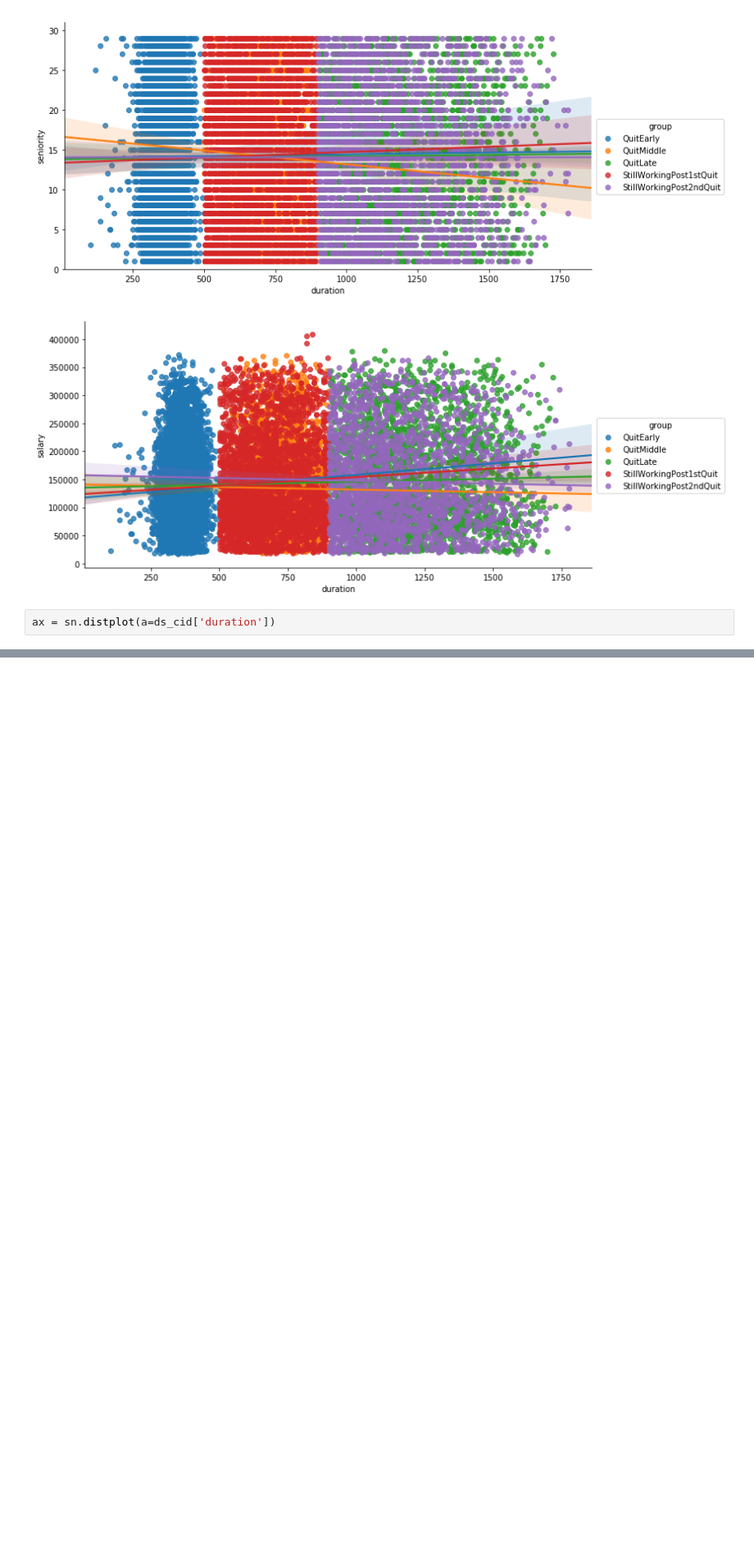
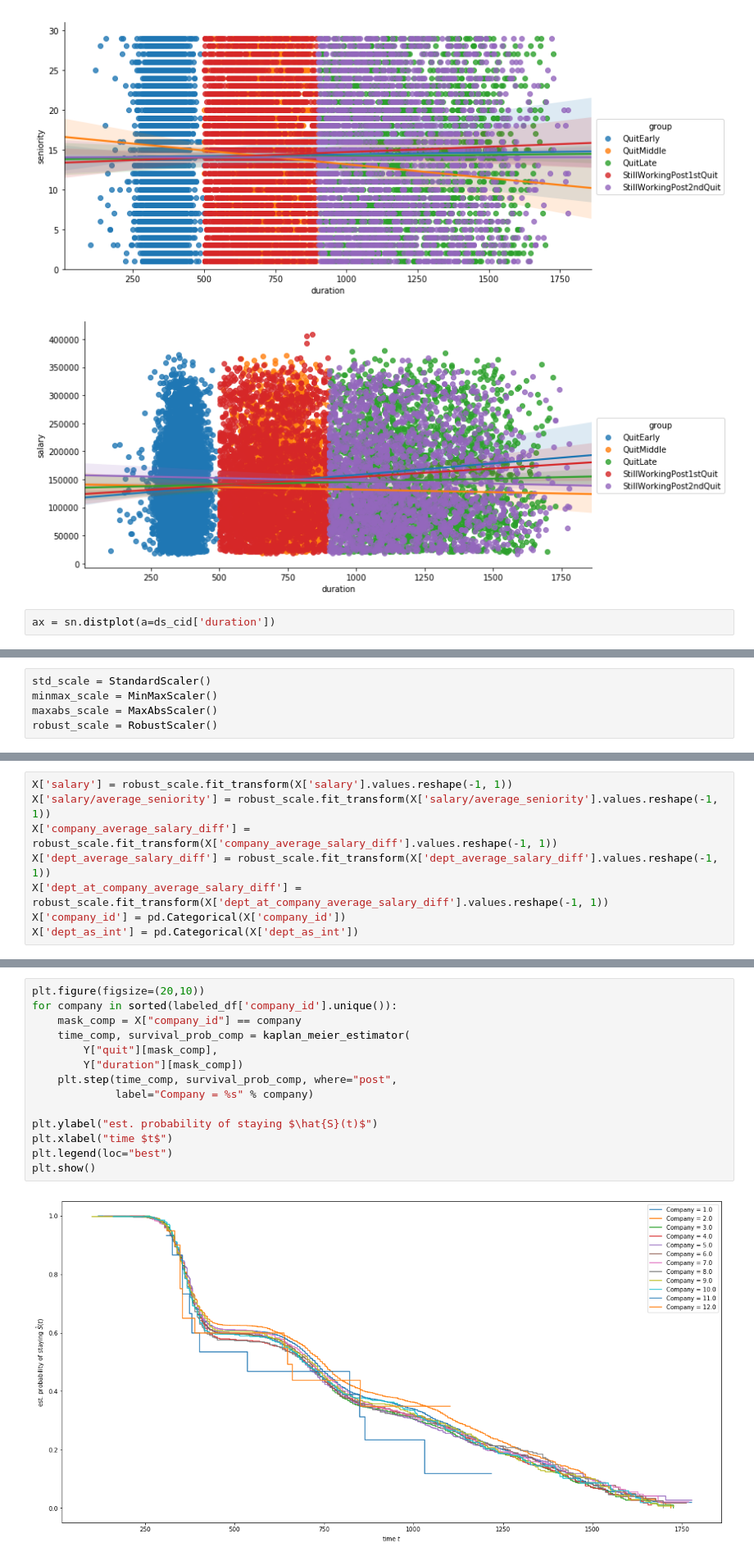
Before and after one commit to kotoroshinoto/InsightDataChallenges, a Jupyter notebook: challenge1/challenge.ipynb, the cells around one changed output, grey strips where cells are left out. Shown at 82% size. Drawn from its saved outputs; the diff is of its cells as text; blank space fills up the shorter version.

```diff
--- a/challenge1/challenge.ipynb
+++ b/challenge1/challenge.ipynb
@@ -533,0 +325,5 @@ x_dur_test_predict = reg.predict(x_dur_test)
+# %%
+std_scale = StandardScaler()
+minmax_scale = MinMaxScaler()
+maxabs_scale = MaxAbsScaler()
+robust_scale = RobustScaler()
@@ -533,0 +344,8 @@ x_dur_test_predict = reg.predict(x_dur_test)
+# %%
+X['salary'] = robust_scale.fit_transform(X['salary'].values.reshape(-1, 1))
+X['salary/average_seniority'] = robust_scale.fit_transform(X['salary/average_seniority'].values.reshape(-1, 1))
+X['company_average_salary_diff'] = robust_scale.fit_transform(X['company_average_salary_diff'].values.reshape(-1, 1))
+X['dept_average_salary_diff'] = robust_scale.fit_transform(X['dept_average_salary_diff'].values.reshape(-1, 1))
+X['dept_at_company_average_salary_diff'] = robust_scale.fit_transform(X['dept_at_company_average_salary_diff'].values.reshape(-1, 1))
+X['company_id'] = pd.Categorical(X['company_id'])
+X['dept_as_int'] = pd.Categorical(X['dept_as_int'])
@@ -533,0 +363,16 @@ x_dur_test_predict = reg.predict(x_dur_test)
+# %%
+plt.figure(figsize=(20,10))
+for company in sorted(labeled_df['company_id'].unique()):
+    mask_comp = X["company_id"] == company
+    time_comp, survival_prob_comp = kaplan_meier_estimator(
+        Y["quit"][mask_comp],
+        Y["duration"][mask_comp])
+    plt.step(time_comp, survival_prob_comp, where="post",
+             label="Company = %s" % company)
+
+plt.ylabel("est. probability of staying $\hat{S}(t)$")
+plt.xlabel("time $t$")
+plt.legend(loc="best")
+plt.show()
+# %% [output]
+[figure, added]
```
Also changed, not shown: parts of 57 cells of this notebook.
